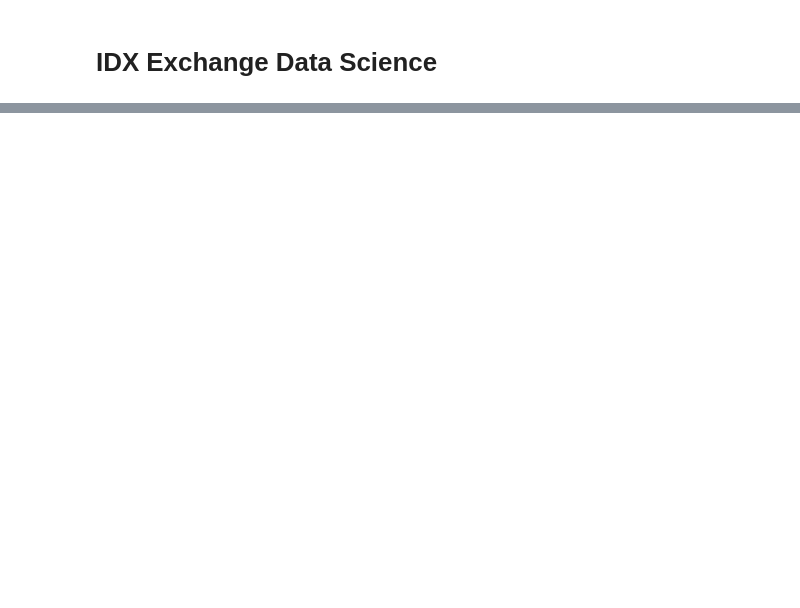
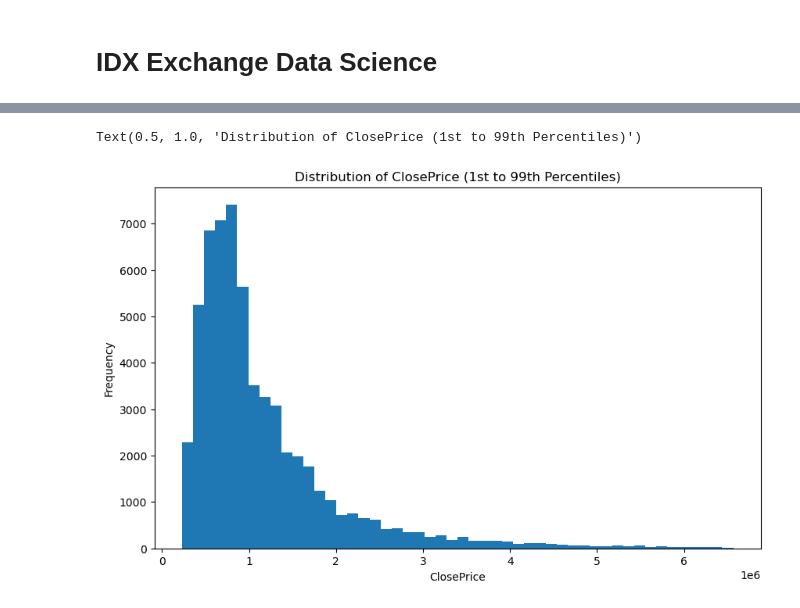
Before and after one commit to dairalmerino/IDX-Exchange-Data-Science, a Jupyter notebook: 01_exploration.ipynb, the cells around one changed output, grey strips where cells are left out. Cells and saved outputs as stored; diff of their text form; code cells hidden in the pictures; blank space fills up the shorter version.

Commit message:
01_explortation notebook, target + feature distribution

```diff
--- a/01_exploration.ipynb
+++ b/01_exploration.ipynb
@@ -67,0 +70,4 @@ count  19085.000000  17774.000000  1.906600e+04  19088.000000
+# %%
+#Querying to restrict analysis to PropertyType = Residential and PropertySubType = SingleFamilyResidence (per task doc)
+df_filtered = df_all.query("PropertyType == 'Residential' and PropertySubType == 'SingleFamilyResidence'")
+df_filtered.head(10)
@@ -67,0 +103,13 @@ count  19085.000000  17774.000000  1.906600e+04  19088.000000
+# %%
+plot_df = df_filtered.copy()
+target_column = "ClosePrice"
+
+#converting ClosePrice target variable to numeric, coercing errors to NaN
+plot_df[target_column] = pd.to_numeric(
+    plot_df[target_column], errors="coerce"
+)
+
+
+feature_columns = ['LivingArea', 'BedroomsTotal', 'BathroomsTotalInteger', 'LotSizeAcres']
+
+print(plot_df.columns.tolist())
@@ -67,0 +138,14 @@ count  19085.000000  17774.000000  1.906600e+04  19088.000000
+# %%
+#Graphing the distribution of the target variable ClosePrice using percentiles to limit the x-axis range and avoid extreme outliers
+plt.figure(figsize=(10, 6))
+# Calculate the 1st and 99th percentiles
+lower_bound = plot_df[target_column].quantile(0.01)
+upper_bound = plot_df[target_column].quantile(0.99)
+plt.hist(plot_df[(plot_df[target_column] >= lower_bound) & (plot_df[target_column] <= upper_bound)][target_column], bins=50)
+#adding lables and title
+plt.xlabel(target_column)
+plt.ylabel("Frequency")
+plt.title(f"Distribution of {target_column} (1st to 99th Percentiles)")
+# %% [output]
+Text(0.5, 1.0, 'Distribution of ClosePrice (1st to 99th Percentiles)')
+[figure, added]
```
Also changed, not shown: parts of 25 cells of this notebook, 1 other file.
